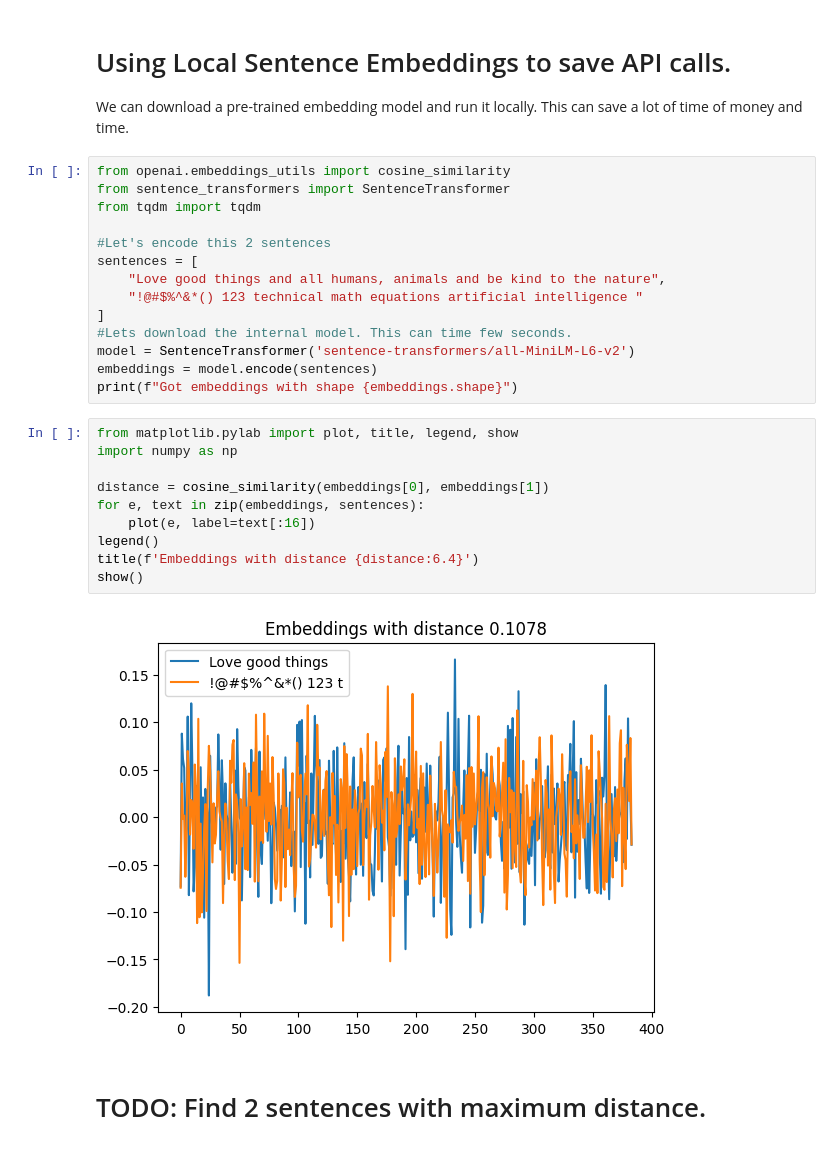
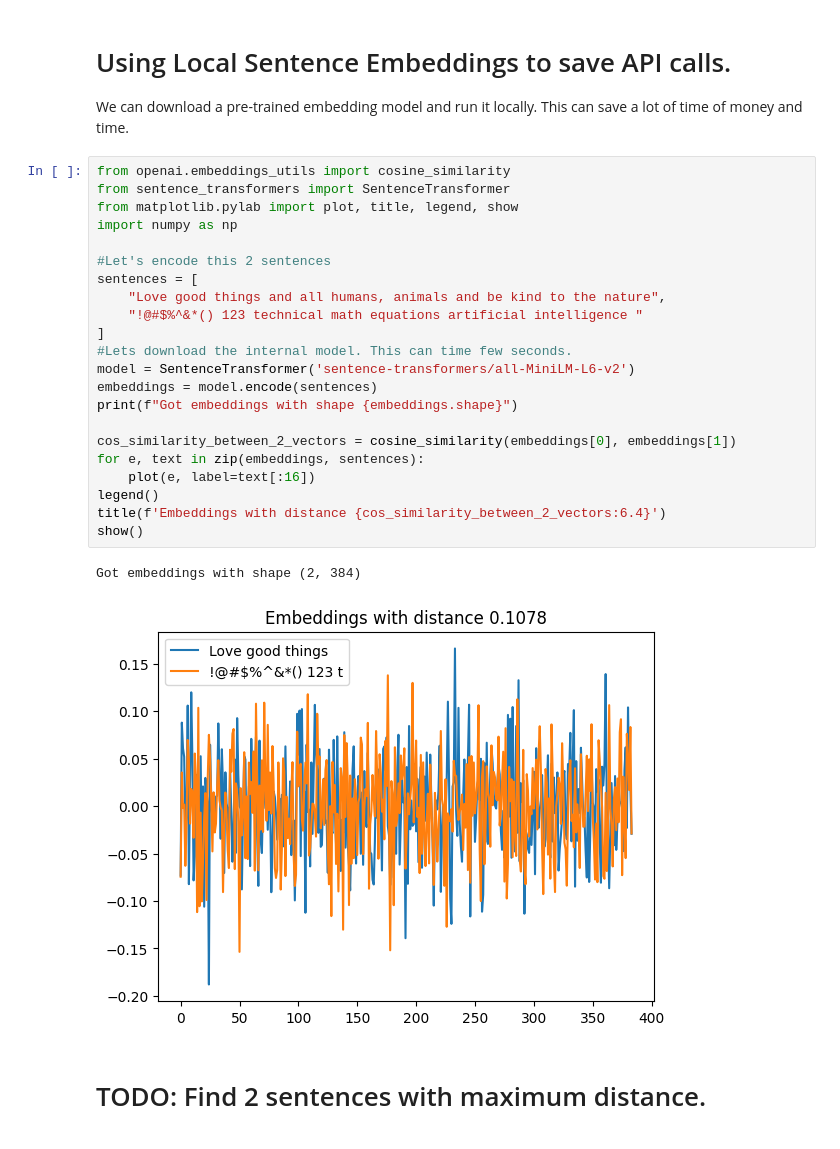
Before and after one commit to neuron-vision/azure-openai-in-a-day-workshop, a Jupyter notebook: exercises/03_using_a_local_embedder.ipynb, the cells around one changed output. Saved outputs shown, nothing was run; the diff lists cells and outputs as text.

Commit message:
visualizing embeddings

```diff
--- a/exercises/03_using_a_local_embedder.ipynb
+++ b/exercises/03_using_a_local_embedder.ipynb
@@ -4,28 +4,27 @@ We can download a pre-trained embedding model and run it locally. This can save
 # %%
 from openai.embeddings_utils import cosine_similarity
 from sentence_transformers import SentenceTransformer
-from tqdm import tqdm
+from matplotlib.pylab import plot, title, legend, show
+import numpy as np
 
 #Let's encode this 2 sentences
 sentences = [
     "Love good things and all humans, animals and be kind to the nature",
     "!@#$%^&*() 123 technical math equations artificial intelligence "
 ]
 #Lets download the internal model. This can time few seconds.
 model = SentenceTransformer('sentence-transformers/all-MiniLM-L6-v2')
 embeddings = model.encode(sentences)
 print(f"Got embeddings with shape {embeddings.shape}")
+
+cos_similarity_between_2_vectors = cosine_similarity(embeddings[0], embeddings[1])
+for e, text in zip(embeddings, sentences):
+    plot(e, label=text[:16])
+legend()
+title(f'Embeddings with distance {cos_similarity_between_2_vectors:6.4}')
+show()
+# %% [output]
+Got embeddings with shape (2, 384)
+[figure, added]
-# %%
-from matplotlib.pylab import plot, title, legend, show
-import numpy as np
-
-distance = cosine_similarity(embeddings[0], embeddings[1])
-for e, text in zip(embeddings, sentences):
-    plot(e, label=text[:16])
-legend()
-title(f'Embeddings with distance {distance:6.4}')
-show()
-# %% [output]
-[figure, removed]
 # %% [markdown]
 # TODO: Find 2 sentences with maximum distance.
```
